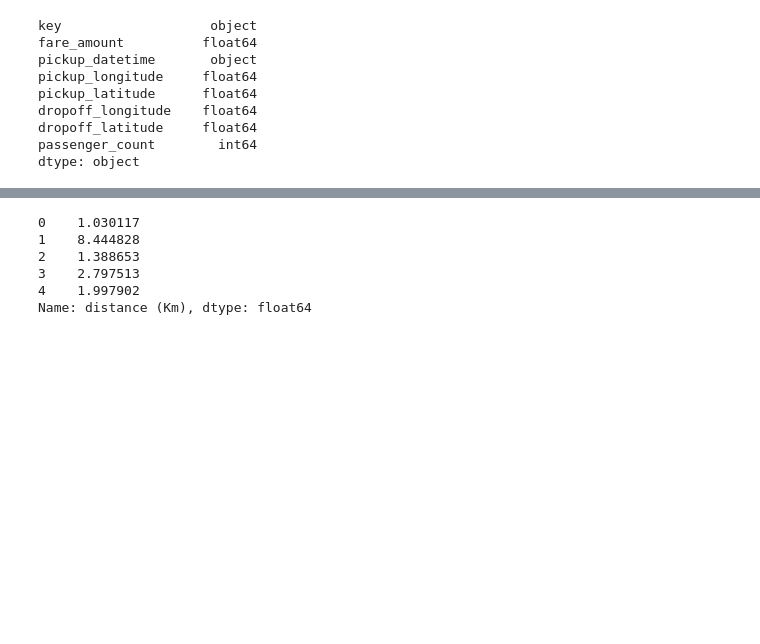
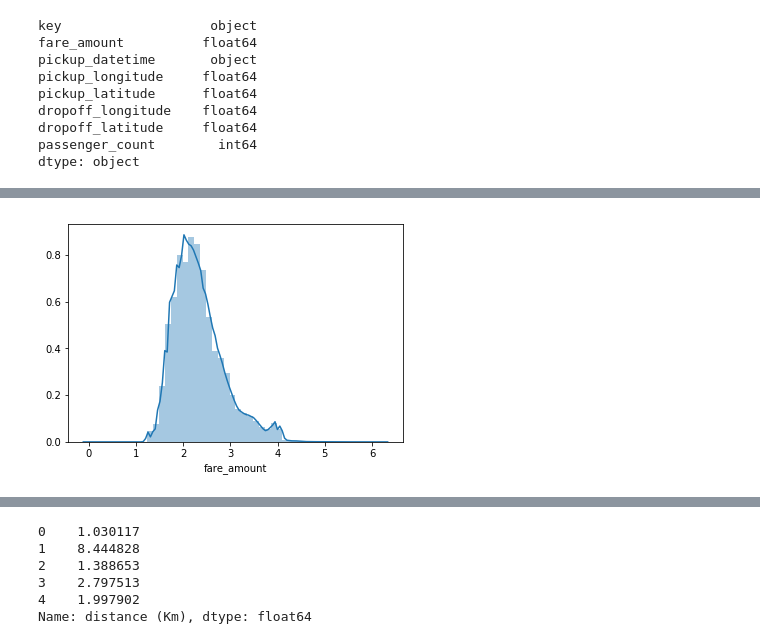
Before and after one commit to rohitkum28/new-york-taxi-fare-prediction-kaggle-, a Jupyter notebook: ny_taxi_fare.ipynb, the cells around one changed output, grey strips where cells are left out. Saved outputs shown, nothing was run; the diff lists cells and outputs as text; code cells hidden in the pictures; blank space fills up the shorter version.

```diff
--- a/ny_taxi_fare.ipynb
+++ b/ny_taxi_fare.ipynb
@@ -46,0 +50,4 @@ df_train.describe()
+# %%
+sns.distplot(np.log1p(df_train['fare_amount']));
+# %% [output]
+[figure, added]
```
Also changed, not shown: parts of 28 cells of this notebook, 2 other files.
